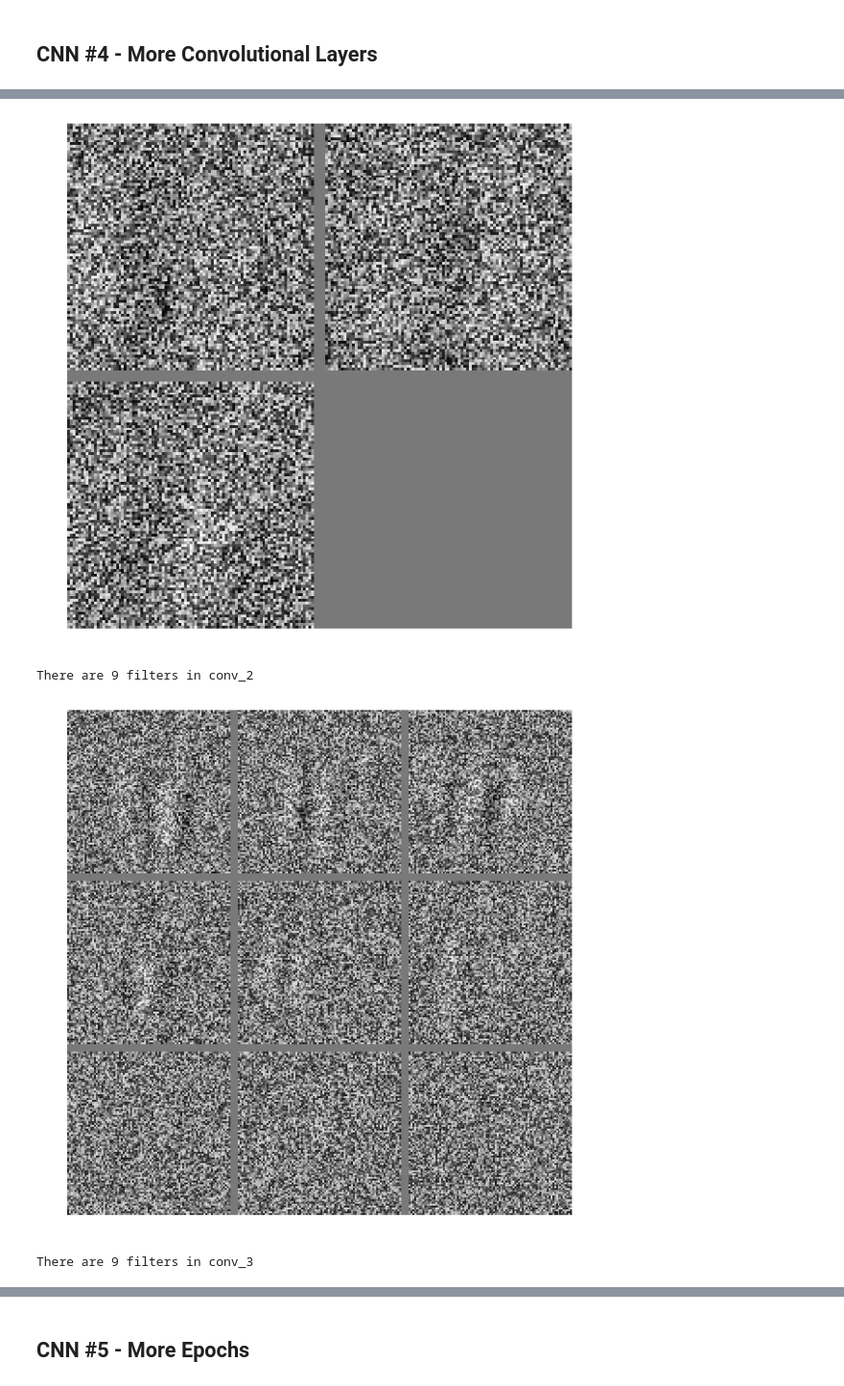
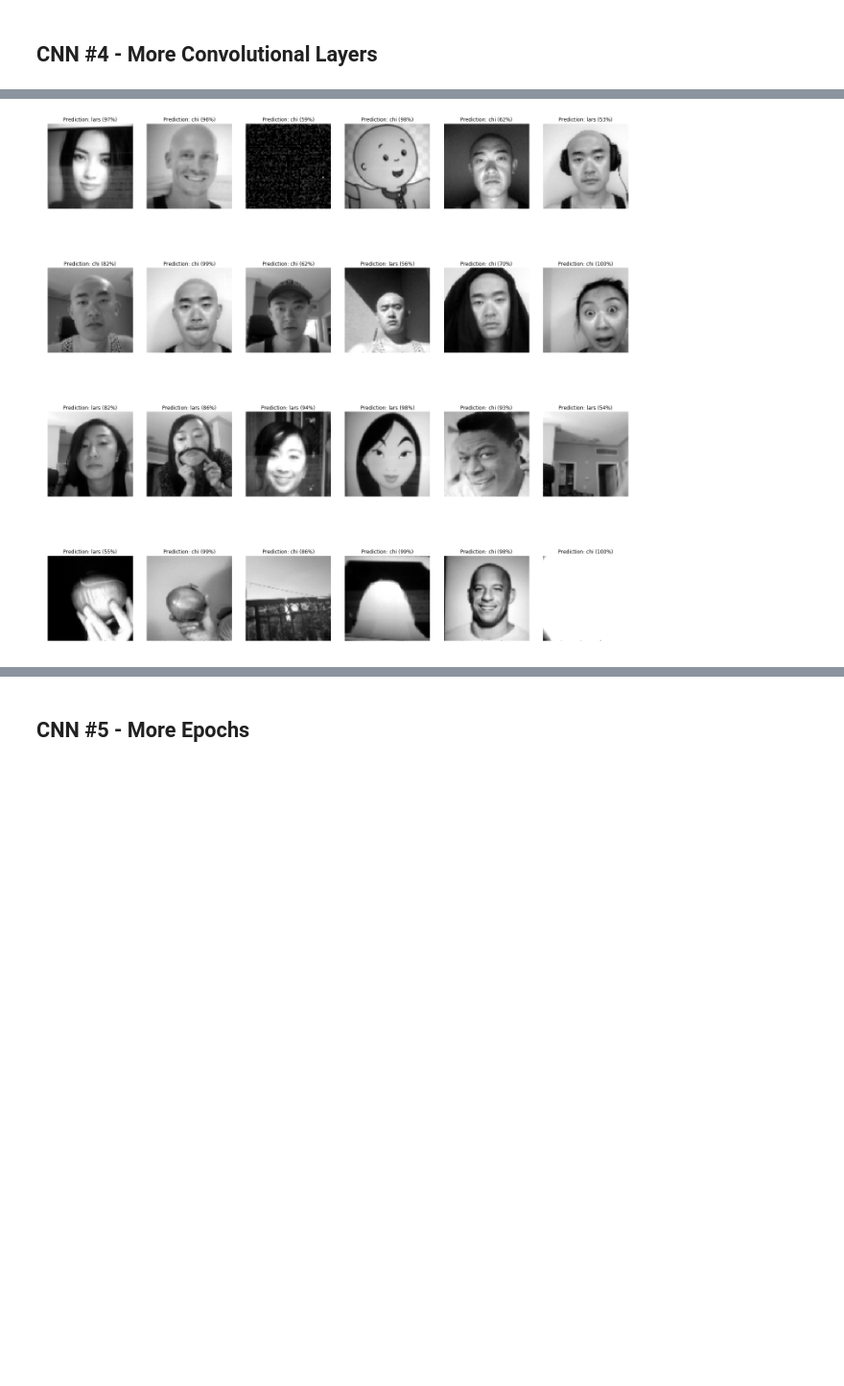
Before and after one commit to strikingmoose/chi_lars_face_detection, a Jupyter notebook: notebook/17 - Testing CNN With Different Test Set.ipynb, the cells around one changed output, grey strips where cells are left out. Shown at 96% size. Drawn from its saved outputs; the diff is of its cells as text; code cells hidden in the pictures; blank space fills up the shorter version.

```diff
--- a/notebook/17 - Testing CNN With Different Test Set.ipynb
+++ b/notebook/17 - Testing CNN With Different Test Set.ipynb
@@ -287,8 +310,10 @@ def prediction_matrix(y, y_pred, y_pred_proba, images_to_plot, n_cols):
     i = 0
     for row in ax:
         for col in row:
-            print(y[i].shape)
-            col.set_title('Prediction: {} ({})'.format(y_pred[i], y_pred_proba[i][0] if y_pred[i] == 'chi' else y_pred_proba[i][1]))
+            col.set_title('Prediction: {} ({})'.format(
+                y_pred[i],
+                "{0:.0f}%".format(y_pred_proba[i][0] * 100) if y_pred[i] == 'chi' else "{0:.0f}%".format(y_pred_proba[i][1] * 100)
+            ))
             col.imshow(y[i], cmap='gray')
             col.set_axis_off()
 
@@ -331,5 +356,5 @@ with tf.Graph().as_default():
     y_alt_pred = np.array(['chi' if y[0] > 0.5 else 'lars' for y in y_alt_pred_proba])
 
     # Show prediction matrix
-    prediction_matrix(test_photos_reshaped, y_alt_pred, y_alt_pred_proba, images_to_plot, n_cols)
+    prediction_matrix(test_photos_np_orig, y_alt_pred, y_alt_pred_proba, images_to_plot, n_cols)
 # %% [output]
@@ -347,6 +433,4 @@ I used a 10 x 10 filter in each of the layers... let's go down to a... I dunno,
 # %%
-import tensorflow as tf
-
 with tf.Graph().as_default():
     # Build CNN
     convnet = input_data(shape = [None, 91, 91, 1], name = 'input')
@@ -374,7 +458,10 @@ with tf.Graph().as_default():
         show_metric = True
     )
 
-    # Display convolutional filters
-    display_convolutions(model, 'conv_1')
-    display_convolutions(model, 'conv_2')
+    # Predict on test set
+    y_alt_pred_proba = np.array(model.predict(test_photos_reshaped))
+    y_alt_pred = np.array(['chi' if y[0] > 0.5 else 'lars' for y in y_alt_pred_proba])
+
+    # Show prediction matrix
+    prediction_matrix(test_photos_np_orig, y_alt_pred, y_alt_pred_proba, images_to_plot, n_cols)
 # %% [output]
@@ -432,7 +503,10 @@ with tf.Graph().as_default():
         show_metric = True
     )
 
-    # Display convolutional filters
-    display_convolutions(model, 'conv_1')
-    display_convolutions(model, 'conv_2')
+    # Predict on test set
+    y_alt_pred_proba = np.array(model.predict(test_photos_reshaped))
+    y_alt_pred = np.array(['chi' if y[0] > 0.5 else 'lars' for y in y_alt_pred_proba])
+
+    # Show prediction matrix
+    prediction_matrix(test_photos_np_orig, y_alt_pred, y_alt_pred_proba, images_to_plot, n_cols)
 # %% [output]
@@ -484,8 +561,10 @@ with tf.Graph().as_default():
         show_metric = True
     )
 
-    # Display convolutional filters
-    display_convolutions(model, 'conv_1')
-    display_convolutions(model, 'conv_2')
-    display_convolutions(model, 'conv_3')
+    # Predict on test set
+    y_alt_pred_proba = np.array(model.predict(test_photos_reshaped))
+    y_alt_pred = np.array(['chi' if y[0] > 0.5 else 'lars' for y in y_alt_pred_proba])
+
+    # Show prediction matrix
+    prediction_matrix(test_photos_np_orig, y_alt_pred, y_alt_pred_proba, images_to_plot, n_cols)
 # %% [output]
@@ -498,4 +576 @@ There are 3 filters in conv_1
-[figure, old version]
+[figure, new version]
-There are 9 filters in conv_2
-[figure, removed]
-There are 9 filters in conv_3
```
Also changed, not shown: parts of 35 cells of this notebook, 1 other file.
